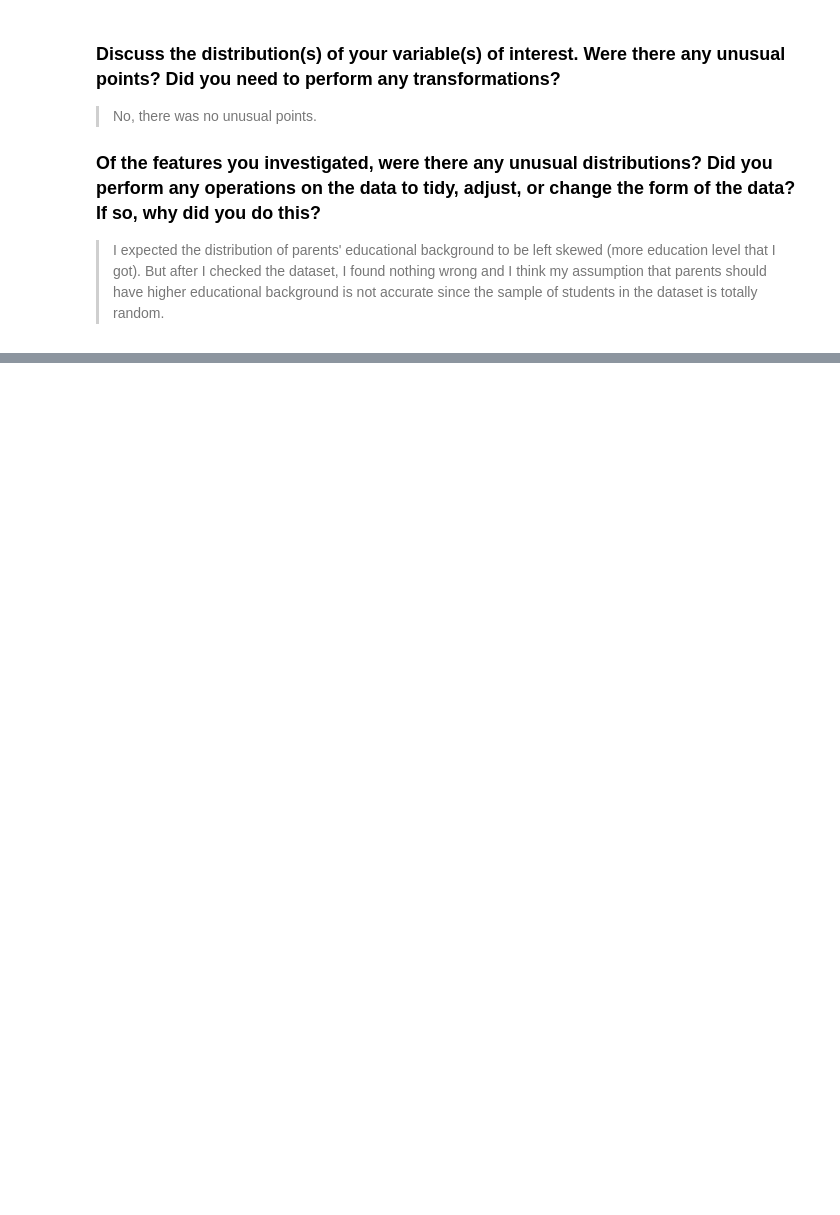
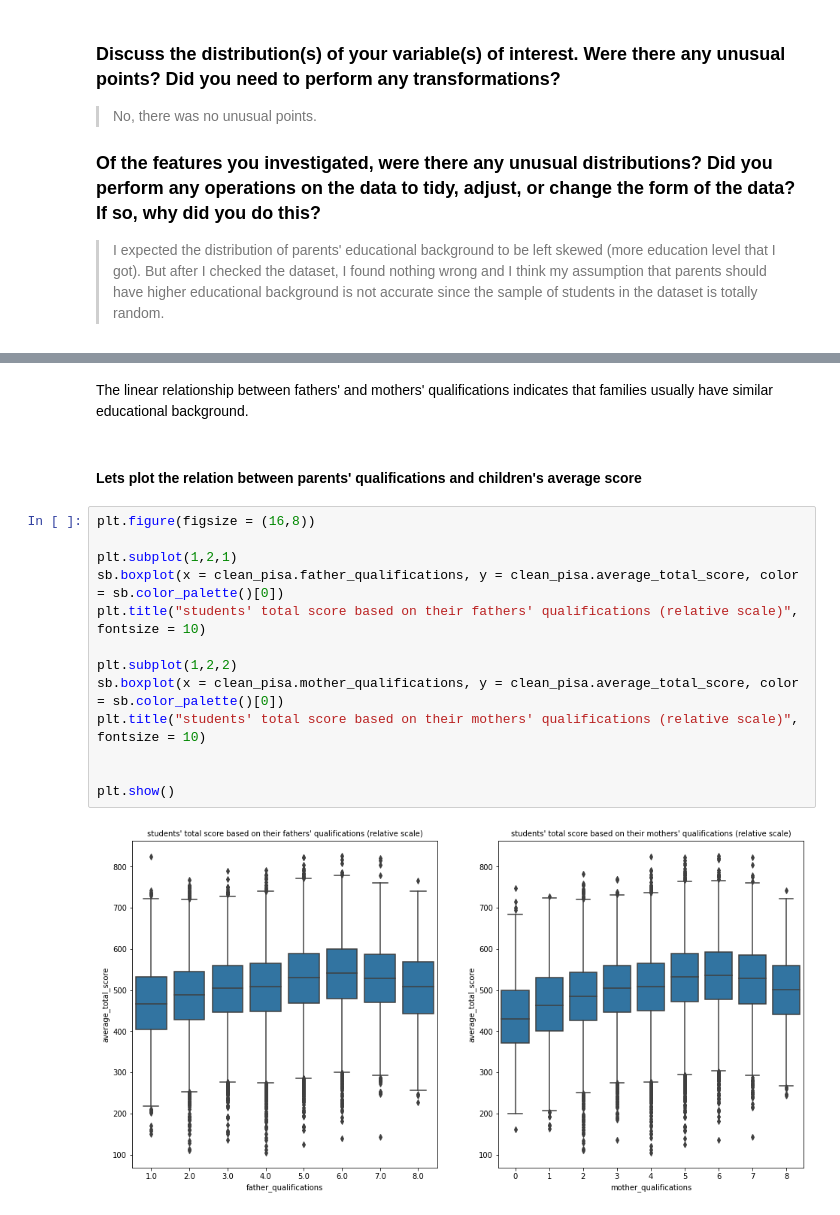
Before and after one commit to gadm21/AI, a Jupyter notebook: Data_science/visualization project/exploration_template.ipynb, the cells around one changed output, grey strips where cells are left out. Drawn from its saved outputs; the diff is of its cells as text; blank space fills up the shorter version.

```diff
--- a/Data_science/visualization project/exploration_template.ipynb
+++ b/Data_science/visualization project/exploration_template.ipynb
@@ -467,0 +473,19 @@ your work in the previous sections.
+# %% [markdown]
+The linear relationship between fathers' and mothers' qualifications indicates that families usually have similar educational background.
+# %% [markdown]
+#### Lets plot the relation between parents' qualifications and children's average score
+# %%
+plt.figure(figsize = (16,8))
+
+plt.subplot(1,2,1)
+sb.boxplot(x = clean_pisa.father_qualifications, y = clean_pisa.average_total_score, color = sb.color_palette()[0])
+plt.title("students' total score based on their fathers' qualifications (relative scale)", fontsize = 10)
+
+plt.subplot(1,2,2)
+sb.boxplot(x = clean_pisa.mother_qualifications, y = clean_pisa.average_total_score, color = sb.color_palette()[0])
+plt.title("students' total score based on their mothers' qualifications (relative scale)", fontsize = 10)
+
+
+plt.show()
+# %% [output]
+[figure, added]
```
Also changed, not shown: parts of 34 cells of this notebook.
